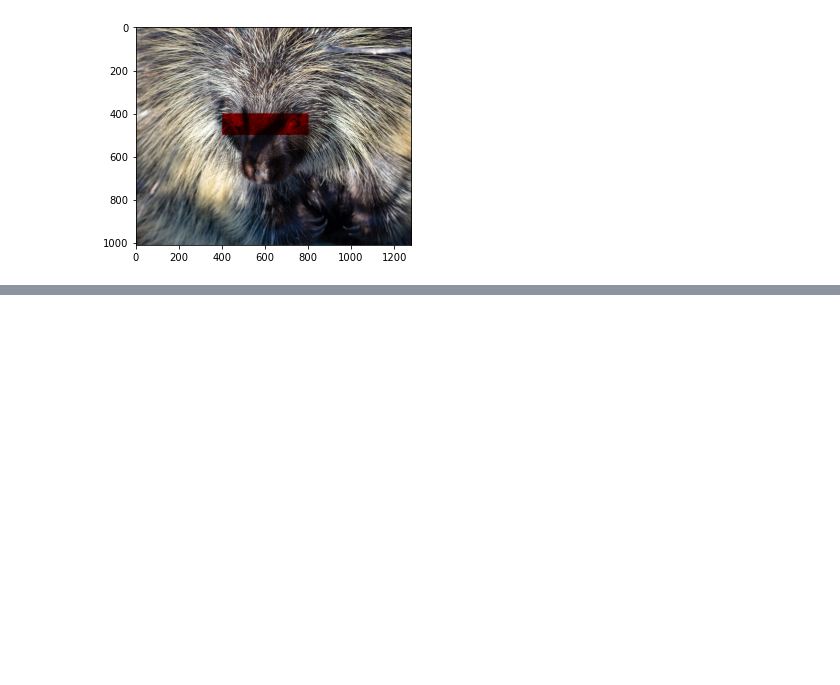
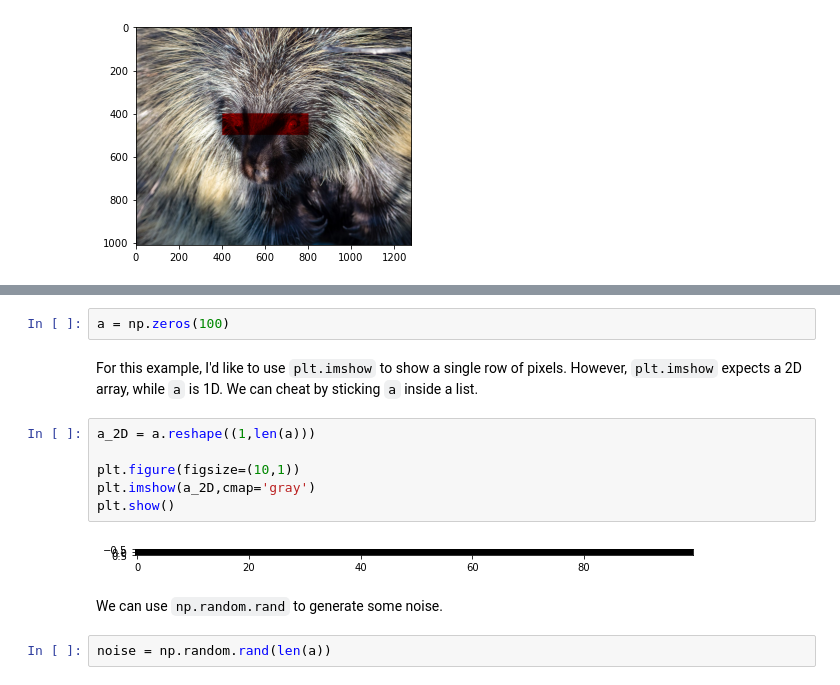
Before and after one commit to jllottes/jllottes.github.io, a Jupyter notebook: _static/weekly_notebooks/week8_notebook.ipynb, the cells around one changed output, grey strips where cells are left out. Saved outputs shown, nothing was run; the diff lists cells and outputs as text; blank space fills up the shorter version.

```diff
--- a/_static/weekly_notebooks/week8_notebook.ipynb
+++ b/_static/weekly_notebooks/week8_notebook.ipynb
@@ -407,0 +465,16 @@ plt.show()
+# %%
+a = np.zeros(100)
+# %% [markdown]
+For this example, I'd like to use `plt.imshow` to show a single row of pixels. However, `plt.imshow` expects a 2D array, while `a` is 1D. We can cheat by sticking `a` inside a list.
+# %%
+a_2D = a.reshape((1,len(a)))
+
+plt.figure(figsize=(10,1))
+plt.imshow(a_2D,cmap='gray')
+plt.show()
+# %% [output]
+[figure, added]
+# %% [markdown]
+We can use `np.random.rand` to generate some noise.
+# %%
+noise = np.random.rand(len(a))
```
Also changed, not shown: parts of 23 cells of this notebook, 47 other files.
